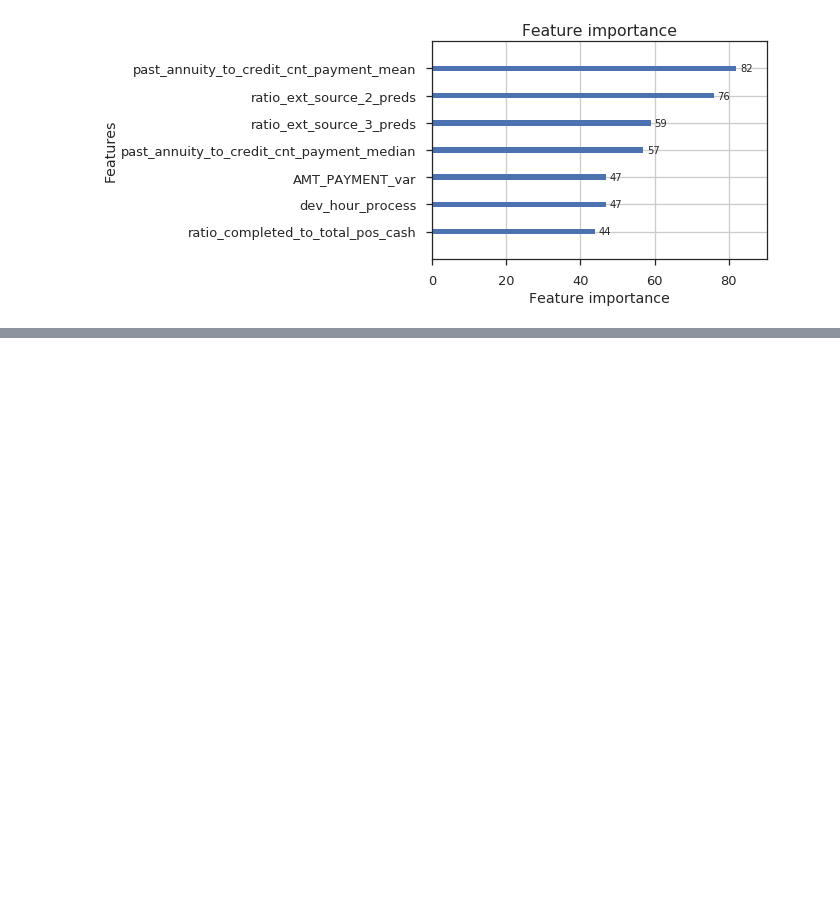
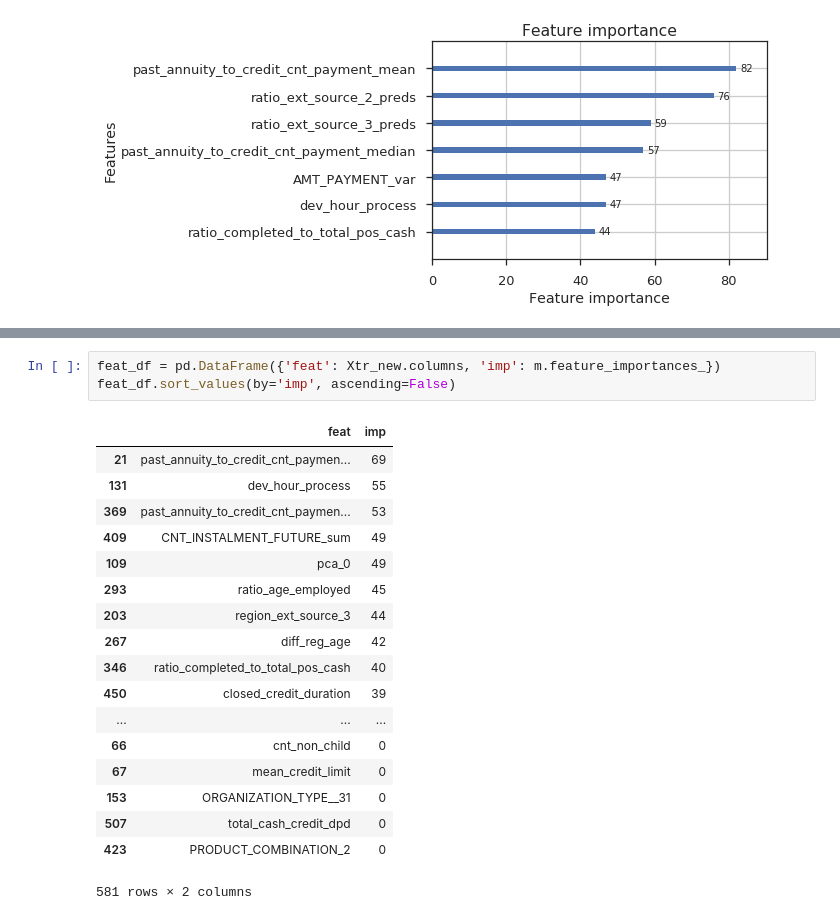
Before and after one commit to numb3r33/Kaggle_Home_Credit, a Jupyter notebook: notebooks/Polya.ipynb, the cells around one changed output, grey strips where cells are left out. Saved outputs shown, nothing was run; the diff lists cells and outputs as text; blank space fills up the shorter version.

```diff
--- a/notebooks/Polya.ipynb
+++ b/notebooks/Polya.ipynb
@@ -1006,0 +1122,22 @@ lgb.plot_importance(m.booster_, max_num_features=7)
+# %%
+feat_df = pd.DataFrame({'feat': Xtr_new.columns, 'imp': m.feature_importances_})
+feat_df.sort_values(by='imp', ascending=False)
+# %% [output]
+|  | feat | imp |
+| 21 | past_annuity_to_credit_cnt_paymen... | 69 |
+| 131 | dev_hour_process | 55 |
+| 369 | past_annuity_to_credit_cnt_paymen... | 53 |
+| 409 | CNT_INSTALMENT_FUTURE_sum | 49 |
+| 109 | pca_0 | 49 |
+| 293 | ratio_age_employed | 45 |
+| 203 | region_ext_source_3 | 44 |
+| 267 | diff_reg_age | 42 |
+| 346 | ratio_completed_to_total_pos_cash | 40 |
+| 450 | closed_credit_duration | 39 |
+| ... | ... | ... |
+| 66 | cnt_non_child | 0 |
+| 67 | mean_credit_limit | 0 |
+| 153 | ORGANIZATION_TYPE__31 | 0 |
+| 507 | total_cash_credit_dpd | 0 |
+| 423 | PRODUCT_COMBINATION_2 | 0 |
+581 rows × 2 columns
```
Also changed, not shown: parts of 11 cells of this notebook, 1 other file.
